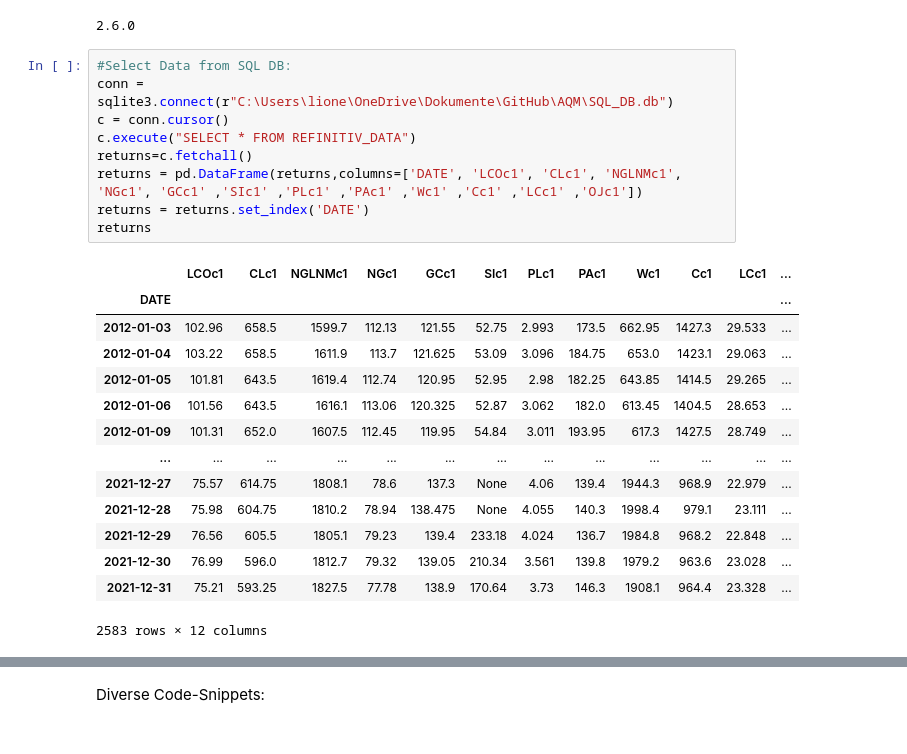
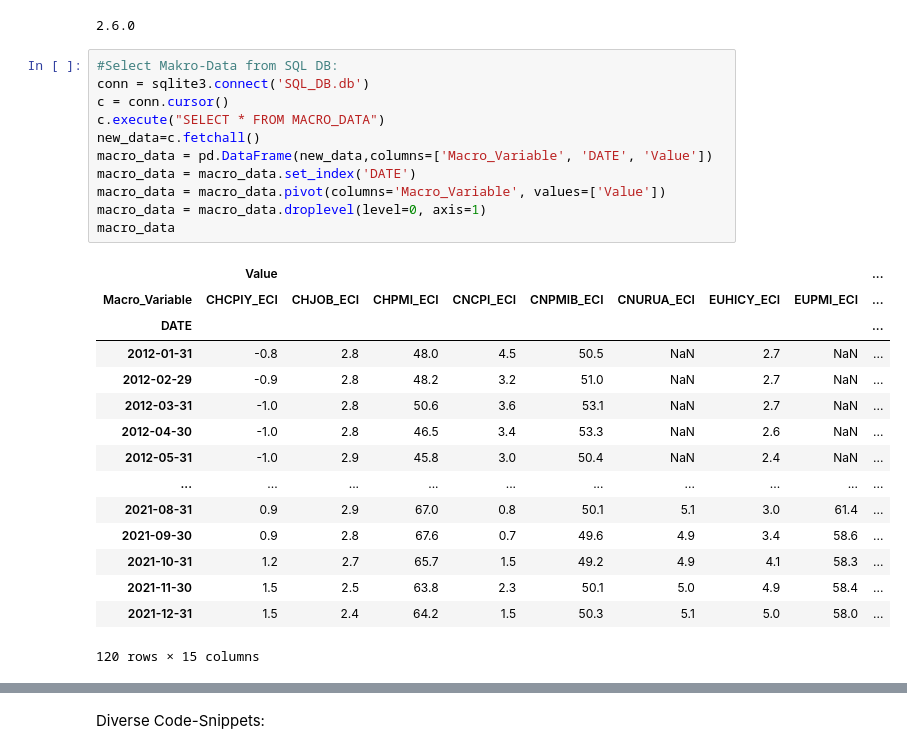
Before and after one commit to Liomat97/AQM, a Jupyter notebook: AQM_Analyse.ipynb, the cells around one changed output, grey strips where cells are left out. Drawn from its saved outputs; the diff is of its cells as text.

```diff
--- a/AQM_Analyse.ipynb
+++ b/AQM_Analyse.ipynb
@@ -52,26 +52,29 @@ if __name__ == '__main__':
 # %% [output]
 2.6.0
 # %%
-#Select Data from SQL DB:
-conn = sqlite3.connect(r"C:\Users\lione\OneDrive\Dokumente\GitHub\AQM\SQL_DB.db")
+#Select Makro-Data from SQL DB:
+conn = sqlite3.connect('SQL_DB.db')
 c = conn.cursor()
-c.execute("SELECT * FROM REFINITIV_DATA")
-returns=c.fetchall()
-returns = pd.DataFrame(returns,columns=['DATE', 'LCOc1', 'CLc1', 'NGLNMc1', 'NGc1', 'GCc1' ,'SIc1' ,'PLc1' ,'PAc1' ,'Wc1' ,'Cc1' ,'LCc1' ,'OJc1'])
-returns = returns.set_index('DATE')
-returns
+c.execute("SELECT * FROM MACRO_DATA")
+new_data=c.fetchall()
+macro_data = pd.DataFrame(new_data,columns=['Macro_Variable', 'DATE', 'Value'])
+macro_data = macro_data.set_index('DATE')
+macro_data = macro_data.pivot(columns='Macro_Variable', values=['Value'])
+macro_data = macro_data.droplevel(level=0, axis=1)
+macro_data
 # %% [output]
-|  | LCOc1 | CLc1 | NGLNMc1 | NGc1 | GCc1 | SIc1 | PLc1 | PAc1 | Wc1 | Cc1 | LCc1 | ... |
-| DATE |  |  |  |  |  |  |  |  |  |  |  | ... |
-| 2012-01-03 | 102.96 | 658.5 | 1599.7 | 112.13 | 121.55 | 52.75 | 2.993 | 173.5 | 662.95 | 1427.3 | 29.533 | ... |
-| 2012-01-04 | 103.22 | 658.5 | 1611.9 | 113.7 | 121.625 | 53.09 | 3.096 | 184.75 | 653.0 | 1423.1 | 29.063 | ... |
-| 2012-01-05 | 101.81 | 643.5 | 1619.4 | 112.74 | 120.95 | 52.95 | 2.98 | 182.25 | 643.85 | 1414.5 | 29.265 | ... |
-| 2012-01-06 | 101.56 | 643.5 | 1616.1 | 113.06 | 120.325 | 52.87 | 3.062 | 182.0 | 613.45 | 1404.5 | 28.653 | ... |
-| 2012-01-09 | 101.31 | 652.0 | 1607.5 | 112.45 | 119.95 | 54.84 | 3.011 | 193.95 | 617.3 | 1427.5 | 28.749 | ... |
-| ... | ... | ... | ... | ... | ... | ... | ... | ... | ... | ... | ... | ... |
-| 2021-12-27 | 75.57 | 614.75 | 1808.1 | 78.6 | 137.3 | None | 4.06 | 139.4 | 1944.3 | 968.9 | 22.979 | ... |
-| 2021-12-28 | 75.98 | 604.75 | 1810.2 | 78.94 | 138.475 | None | 4.055 | 140.3 | 1998.4 | 979.1 | 23.111 | ... |
-| 2021-12-29 | 76.56 | 605.5 | 1805.1 | 79.23 | 139.4 | 233.18 | 4.024 | 136.7 | 1984.8 | 968.2 | 22.848 | ... |
-| 2021-12-30 | 76.99 | 596.0 | 1812.7 | 79.32 | 139.05 | 210.34 | 3.561 | 139.8 | 1979.2 | 963.6 | 23.028 | ... |
-| 2021-12-31 | 75.21 | 593.25 | 1827.5 | 77.78 | 138.9 | 170.64 | 3.73 | 146.3 | 1908.1 | 964.4 | 23.328 | ... |
+|  | Value |  |  |  |  |  |  |  | ... |
+| Macro_Variable | CHCPIY_ECI | CHJOB_ECI | CHPMI_ECI | CNCPI_ECI | CNPMIB_ECI | CNURUA_ECI | EUHICY_ECI | EUPMI_ECI | ... |
+| DATE |  |  |  |  |  |  |  |  | ... |
+| 2012-01-31 | -0.8 | 2.8 | 48.0 | 4.5 | 50.5 | NaN | 2.7 | NaN | ... |
+| 2012-02-29 | -0.9 | 2.8 | 48.2 | 3.2 | 51.0 | NaN | 2.7 | NaN | ... |
+| 2012-03-31 | -1.0 | 2.8 | 50.6 | 3.6 | 53.1 | NaN | 2.7 | NaN | ... |
+| 2012-04-30 | -1.0 | 2.8 | 46.5 | 3.4 | 53.3 | NaN | 2.6 | NaN | ... |
+| 2012-05-31 | -1.0 | 2.9 | 45.8 | 3.0 | 50.4 | NaN | 2.4 | NaN | ... |
+| ... | ... | ... | ... | ... | ... | ... | ... | ... | ... |
+| 2021-08-31 | 0.9 | 2.9 | 67.0 | 0.8 | 50.1 | 5.1 | 3.0 | 61.4 | ... |
+| 2021-09-30 | 0.9 | 2.8 | 67.6 | 0.7 | 49.6 | 4.9 | 3.4 | 58.6 | ... |
+| 2021-10-31 | 1.2 | 2.7 | 65.7 | 1.5 | 49.2 | 4.9 | 4.1 | 58.3 | ... |
+| 2021-11-30 | 1.5 | 2.5 | 63.8 | 2.3 | 50.1 | 5.0 | 4.9 | 58.4 | ... |
+| 2021-12-31 | 1.5 | 2.4 | 64.2 | 1.5 | 50.3 | 5.1 | 5.0 | 58.0 | ... |
-2583 rows × 12 columns
+120 rows × 15 columns
```
Also changed, not shown: parts of 3 cells of this notebook, 2 other files.
